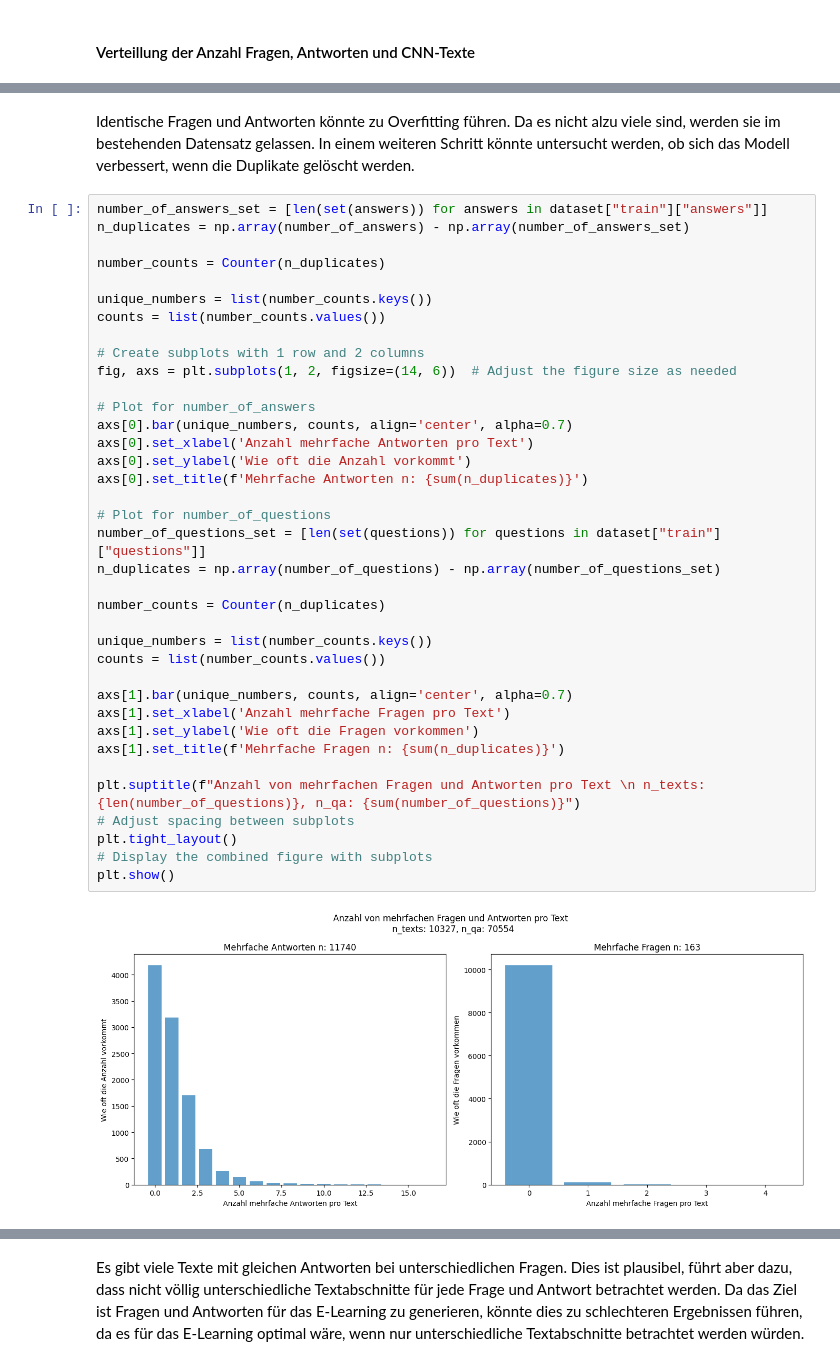
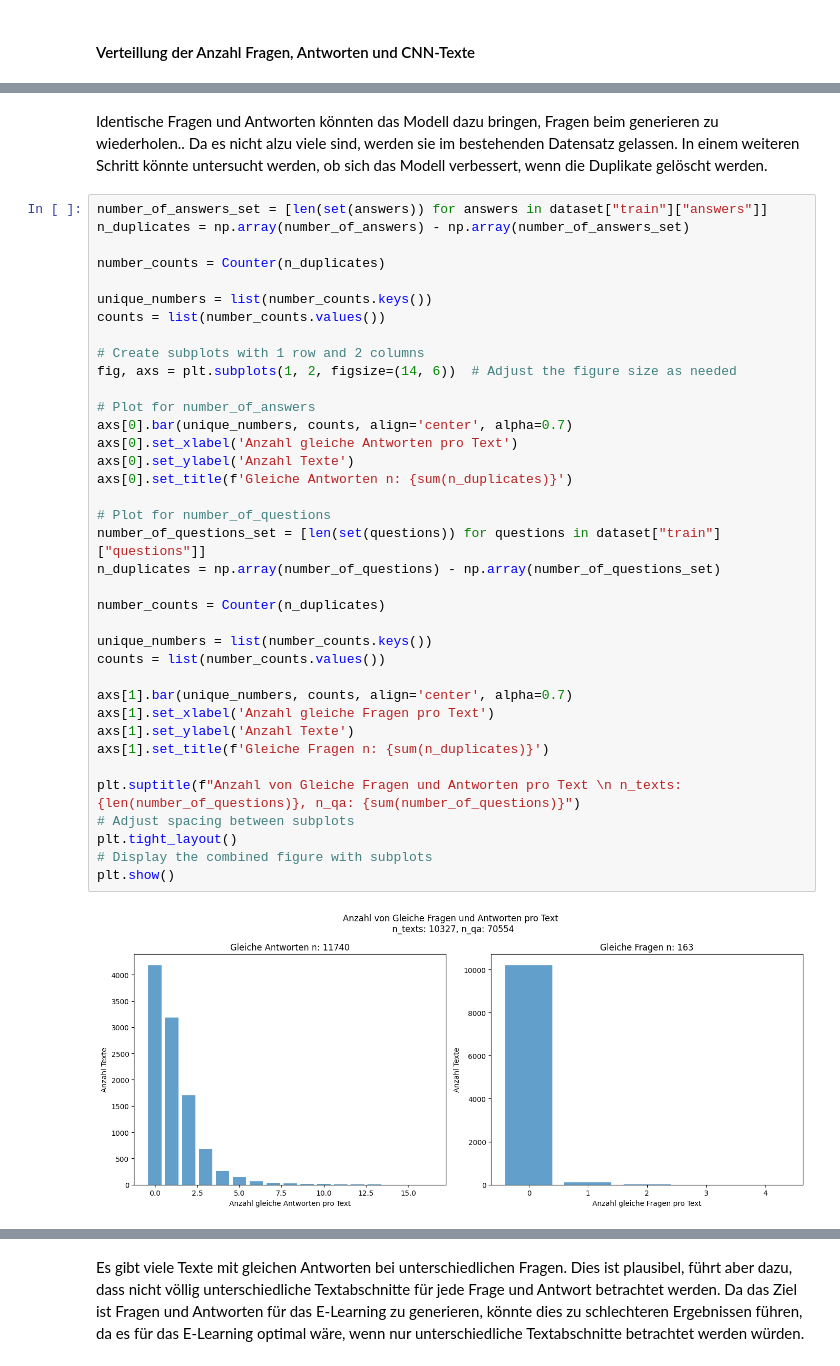
Before and after one commit to swiggy123/npr_mc2, a Jupyter notebook: report.ipynb, the cells around one changed output, grey strips where cells are left out. Drawn from its saved outputs; the diff is of its cells as text.

```diff
--- a/report.ipynb
+++ b/report.ipynb
@@ -116,41 +176,41 @@ Es gibt 78 identische Fragen und Antworten von 71 Texten
 # %% [markdown]
-Identische Fragen und Antworten könnte zu Overfitting führen. Da es nicht alzu viele sind, werden sie im bestehenden Datensatz gelassen. In einem weiteren Schritt könnte untersucht werden, ob sich das Modell verbessert, wenn die Duplikate gelöscht werden.
+Identische Fragen und Antworten könnten das Modell dazu bringen, Fragen beim generieren zu wiederholen.. Da es nicht alzu viele sind, werden sie im bestehenden Datensatz gelassen. In einem weiteren Schritt könnte untersucht werden, ob sich das Modell verbessert, wenn die Duplikate gelöscht werden.
 # %%
 number_of_answers_set = [len(set(answers)) for answers in dataset["train"]["answers"]]
 n_duplicates = np.array(number_of_answers) - np.array(number_of_answers_set)
 
 number_counts = Counter(n_duplicates)
 
 unique_numbers = list(number_counts.keys())
 counts = list(number_counts.values())
 
 # Create subplots with 1 row and 2 columns
 fig, axs = plt.subplots(1, 2, figsize=(14, 6))  # Adjust the figure size as needed
 
 # Plot for number_of_answers
 axs[0].bar(unique_numbers, counts, align='center', alpha=0.7)
-axs[0].set_xlabel('Anzahl mehrfache Antworten pro Text')
-axs[0].set_ylabel('Wie oft die Anzahl vorkommt')
-axs[0].set_title(f'Mehrfache Antworten n: {sum(n_duplicates)}')
+axs[0].set_xlabel('Anzahl gleiche Antworten pro Text')
+axs[0].set_ylabel('Anzahl Texte')
+axs[0].set_title(f'Gleiche Antworten n: {sum(n_duplicates)}')
 
 # Plot for number_of_questions
 number_of_questions_set = [len(set(questions)) for questions in dataset["train"]["questions"]]
 n_duplicates = np.array(number_of_questions) - np.array(number_of_questions_set)
 
 number_counts = Counter(n_duplicates)
 
 unique_numbers = list(number_counts.keys())
 counts = list(number_counts.values())
 
 axs[1].bar(unique_numbers, counts, align='center', alpha=0.7)
-axs[1].set_xlabel('Anzahl mehrfache Fragen pro Text')
-axs[1].set_ylabel('Wie oft die Fragen vorkommen')
-axs[1].set_title(f'Mehrfache Fragen n: {sum(n_duplicates)}')
+axs[1].set_xlabel('Anzahl gleiche Fragen pro Text')
+axs[1].set_ylabel('Anzahl Texte')
+axs[1].set_title(f'Gleiche Fragen n: {sum(n_duplicates)}')
 
-plt.suptitle(f"Anzahl von mehrfachen Fragen und Antworten pro Text \n n_texts: {len(number_of_questions)}, n_qa: {sum(number_of_questions)}")
+plt.suptitle(f"Anzahl von Gleiche Fragen und Antworten pro Text \n n_texts: {len(number_of_questions)}, n_qa: {sum(number_of_questions)}")
 # Adjust spacing between subplots
 plt.tight_layout()
 # Display the combined figure with subplots
 plt.show()
 # %% [output]
-[figure, old version]
+[figure, new version]
```
Also changed, not shown: parts of 13 cells of this notebook.
